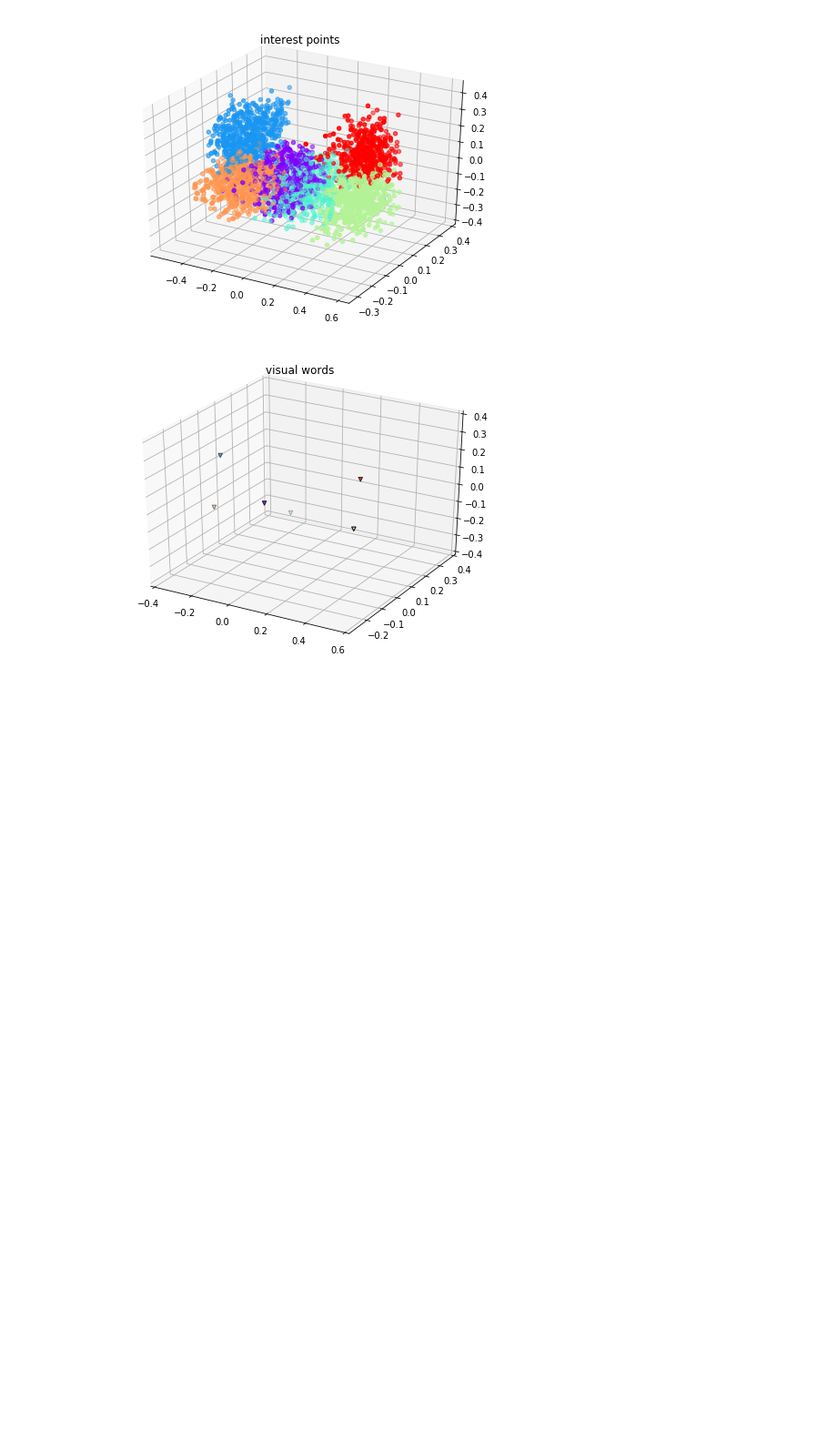
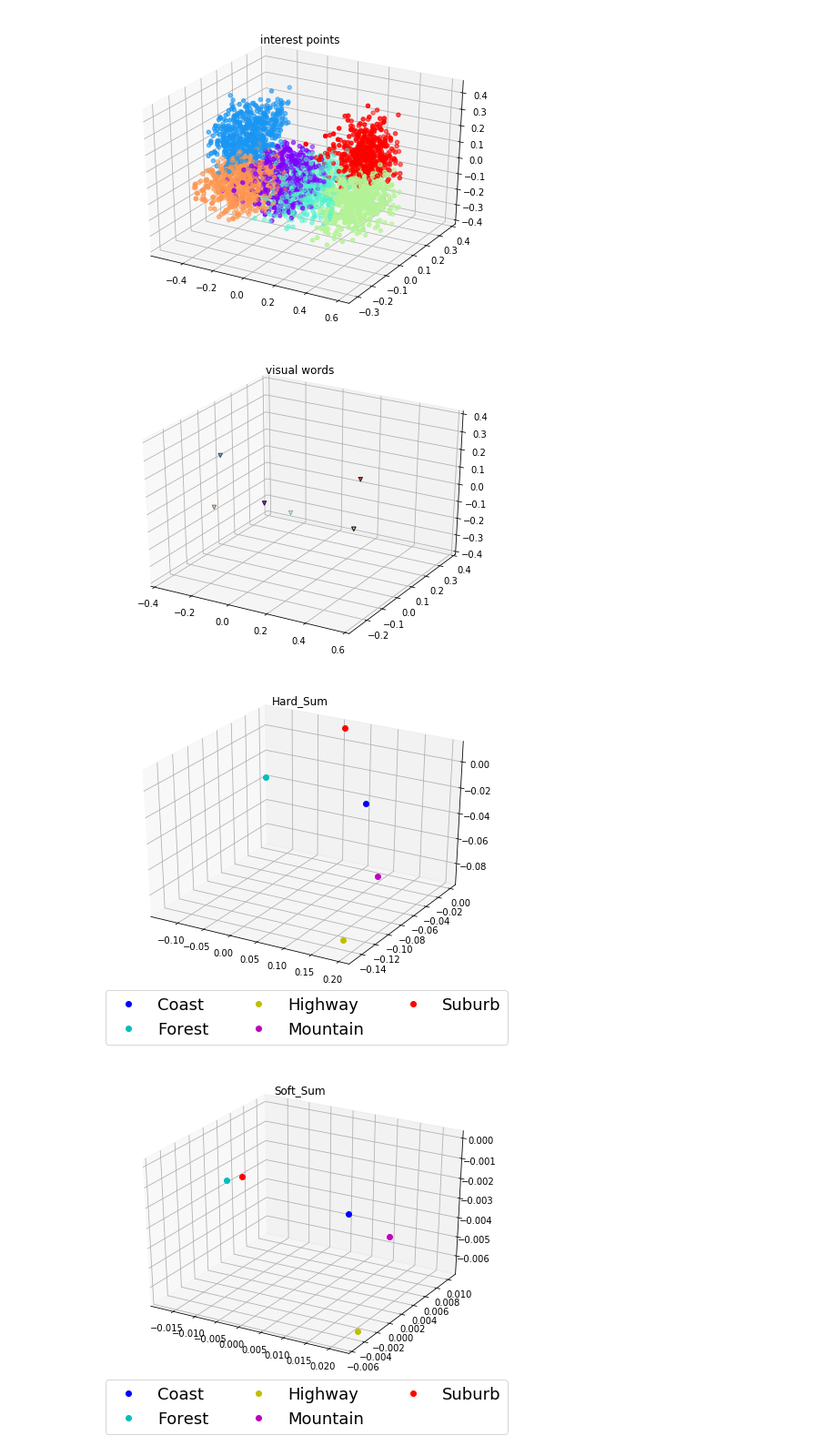
Before and after one commit to Gary830317/DLCV2018, a Jupyter notebook: hw2/problem3.ipynb, the cells around one changed output. Shown: that part at 91% size. Drawn from its saved outputs; the diff is of its cells as text; code cells hidden in the pictures; blank space fills up the shorter version.

```diff
--- a/hw2/problem3.ipynb
+++ b/hw2/problem3.ipynb
@@ -131,3 +131,33 @@ plt.savefig('visual words.jpg', bbox_inches='tight')
 # %% [output]
 [figure]
 [figure]
+# %%
+class_sample=[]
+for i in range(5):
+    class_sample.append(list(label).index(i))
+
+strategy = [Hard_Sum, Soft_Sum, Soft_Max]
+strategy_name = ['Hard_Sum', 'Soft_Sum', 'Soft_Max']
+
+label_names = ['Coast', 'Forest', 'Highway', 'Mountain', 'Suburb']
+colors=['b', 'c', 'y', 'm', 'r']
+
+distance_matrix = normalize(np.reciprocal(dist.pairwise(all_descriptors, kmeans.cluster_centers_)), norm = 'l1')
+
+for y in range(len(strategy)):
+    all_img_bow = normalize(bow_feature(distance_matrix, nb_descriptors, strategy[y]), norm = 'l1')
+    pca = PCA(n_components=3)
+    reduced_sample_x = pca.fit_transform(all_img_bow)[class_sample]
+
+    fig = plt.figure(figsize=(8, 6))
+    ax = fig.add_subplot(111, projection='3d')
+    ax.set_title(strategy_name[y])
+    for i in range(5):
+        ax.plot([reduced_sample_x[i][0]], [reduced_sample_x[i][1]], [reduced_sample_x[i][2]], 'o', color=colors[i], label=label_names[i])
+
+    ax.legend(loc='upper left', numpoints=1, ncol=3, fontsize=18, bbox_to_anchor=(0, 0))
+
+    plt.savefig('class_samples_{}.jpg'.format(strategy_name[y]), bbox_inches='tight')
+# %% [output]
+[figure, added]
+[figure, added]
```
Also changed, not shown: parts of 7 cells of this notebook, 5 other files.
